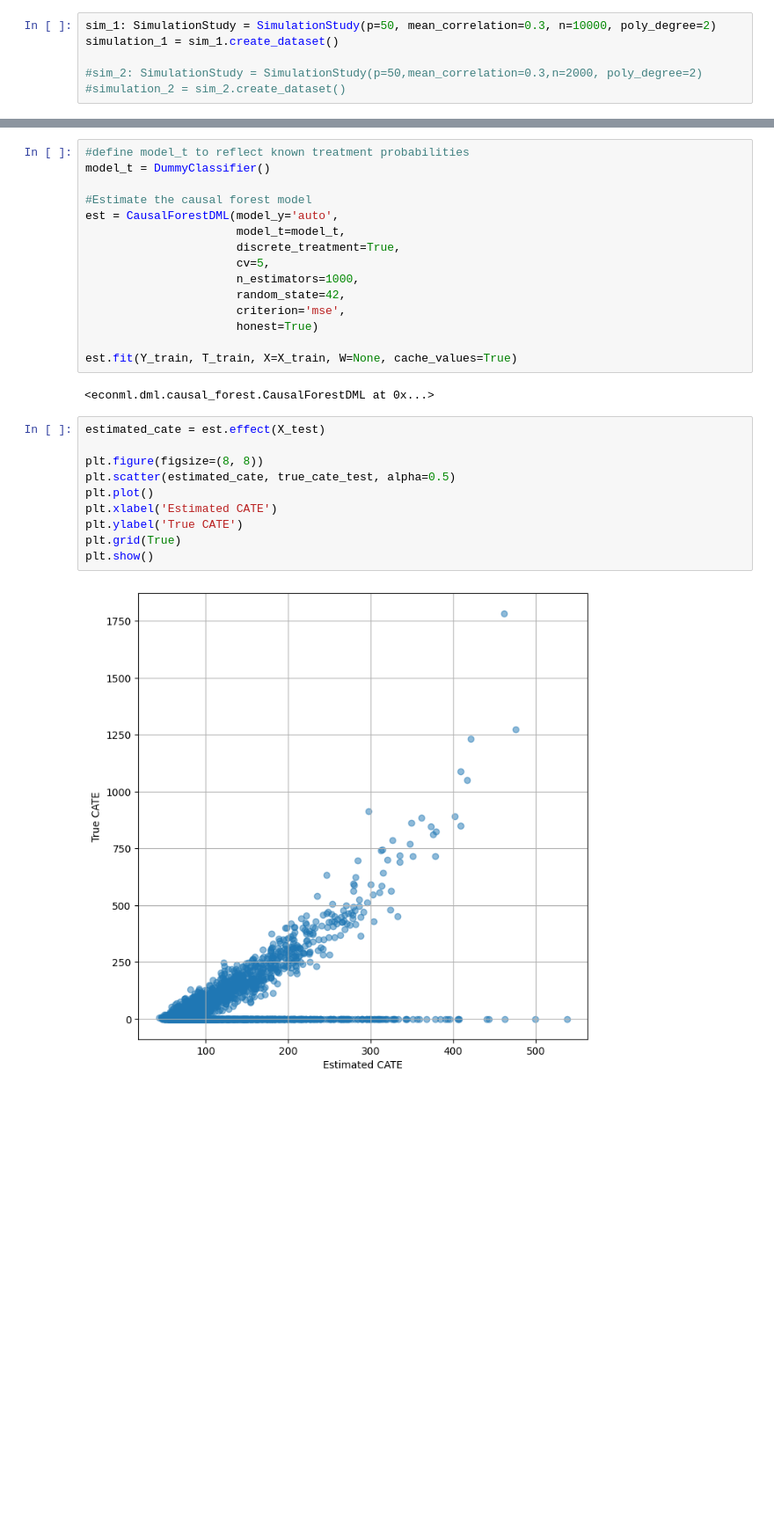
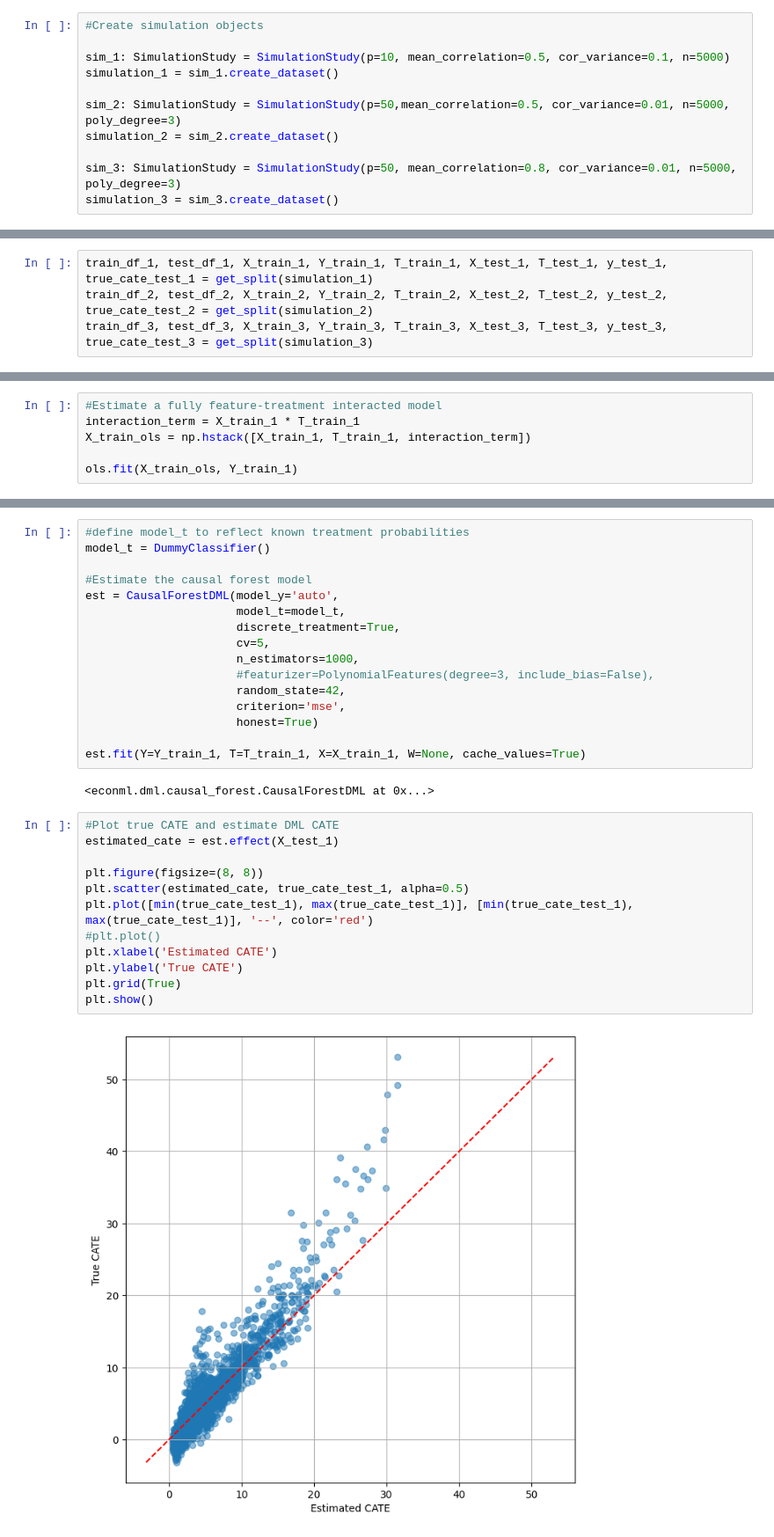
Before and after one commit to Jackbonkins/Heter_effects, a Jupyter notebook: Analysis.ipynb, the cells around one changed output, grey strips where cells are left out. Shown at 88% size. Cells and saved outputs as stored; diff of their text form; blank space fills up the shorter version.

```diff
--- a/Analysis.ipynb
+++ b/Analysis.ipynb
@@ -10,7 +11,12 @@ from sklearn.dummy import DummyClassifier
 import shap
 # %%
-sim_1: SimulationStudy = SimulationStudy(p=50, mean_correlation=0.3, n=10000, poly_degree=2)
+#Create simulation objects
+
+sim_1: SimulationStudy = SimulationStudy(p=10, mean_correlation=0.5, cor_variance=0.1, n=5000)
 simulation_1 = sim_1.create_dataset()
 
-#sim_2: SimulationStudy = SimulationStudy(p=50,mean_correlation=0.3,n=2000, poly_degree=2)
-#simulation_2 = sim_2.create_dataset()
+sim_2: SimulationStudy = SimulationStudy(p=50,mean_correlation=0.5, cor_variance=0.01, n=5000,  poly_degree=3)
+simulation_2 = sim_2.create_dataset()
+
+sim_3: SimulationStudy = SimulationStudy(p=50, mean_correlation=0.8, cor_variance=0.01, n=5000,  poly_degree=3)
+simulation_3 = sim_3.create_dataset()
@@ -30,2 +46,6 @@ true_cate_test = test_df['CATE'].values
+# %%
+train_df_1, test_df_1, X_train_1, Y_train_1, T_train_1, X_test_1, T_test_1, y_test_1, true_cate_test_1 = get_split(simulation_1)
+train_df_2, test_df_2, X_train_2, Y_train_2, T_train_2, X_test_2, T_test_2, y_test_2, true_cate_test_2 = get_split(simulation_2)
+train_df_3, test_df_3, X_train_3, Y_train_3, T_train_3, X_test_3, T_test_3, y_test_3, true_cate_test_3 = get_split(simulation_3)
 # %% [markdown]
 OLS Model
@@ -43,0 +55,6 @@ estimated_cate_ols = ols.predict(X_test_ols_treated) - ols.predict(X_test_ols_co
+# %%
+#Estimate a fully feature-treatment interacted model
+interaction_term = X_train_1 * T_train_1
+X_train_ols = np.hstack([X_train_1, T_train_1, interaction_term])
+
+ols.fit(X_train_ols, Y_train_1)
@@ -72,24 +103,27 @@ est = CausalForestDML(model_y='auto',
                       discrete_treatment=True,
                       cv=5,
                       n_estimators=1000,
+                      #featurizer=PolynomialFeatures(degree=3, include_bias=False),
                       random_state=42,
                       criterion='mse',
                       honest=True)
 
-est.fit(Y_train, T_train, X=X_train, W=None, cache_values=True)
+est.fit(Y=Y_train_1, T=T_train_1, X=X_train_1, W=None, cache_values=True)
 # %% [output]
 <econml.dml.causal_forest.CausalForestDML at 0x...>
 # %%
-estimated_cate = est.effect(X_test)
+#Plot true CATE and estimate DML CATE
+estimated_cate = est.effect(X_test_1)
 
 plt.figure(figsize=(8, 8))
-plt.scatter(estimated_cate, true_cate_test, alpha=0.5)
-plt.plot()
+plt.scatter(estimated_cate, true_cate_test_1, alpha=0.5)
+plt.plot([min(true_cate_test_1), max(true_cate_test_1)], [min(true_cate_test_1), max(true_cate_test_1)], '--', color='red')
+#plt.plot()
 plt.xlabel('Estimated CATE')
 plt.ylabel('True CATE')
 plt.grid(True)
 plt.show()
 # %% [output]
-[figure, old version]
+[figure, new version]
 # %%
 estimated_cate=estimated_cate.reshape(-1, 1)
```
Also changed, not shown: parts of 11 cells of this notebook, 2 other files.
